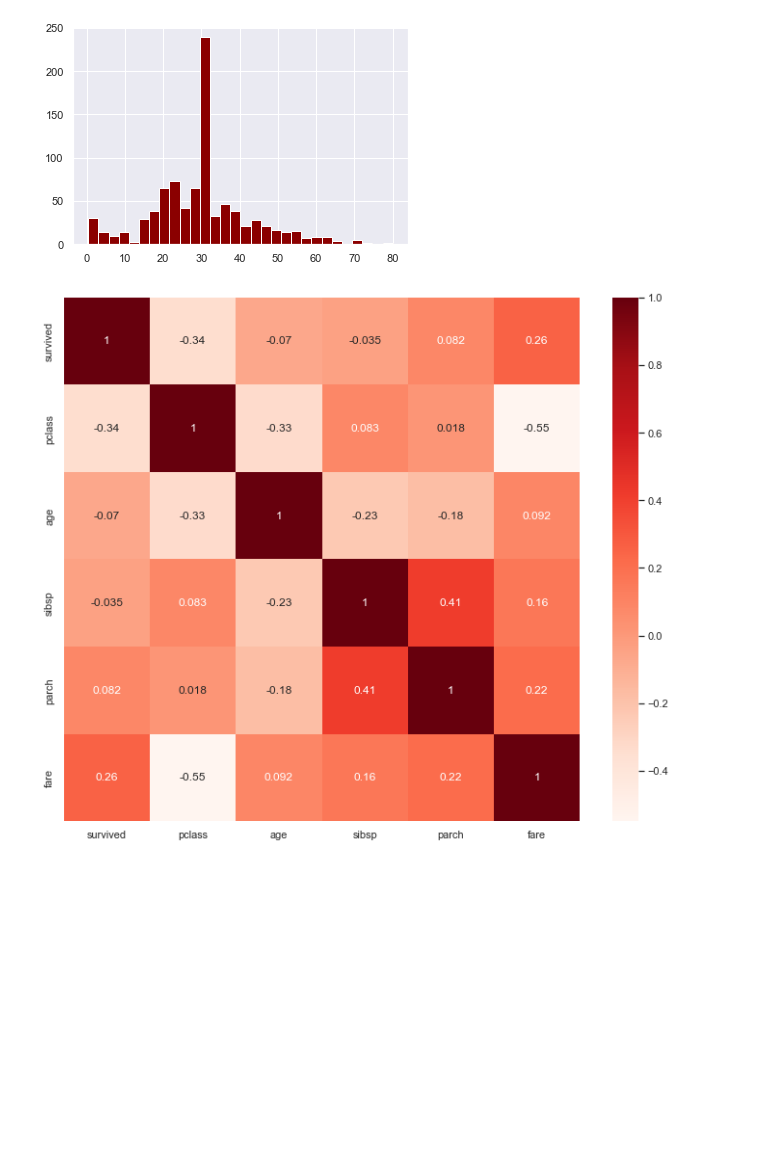
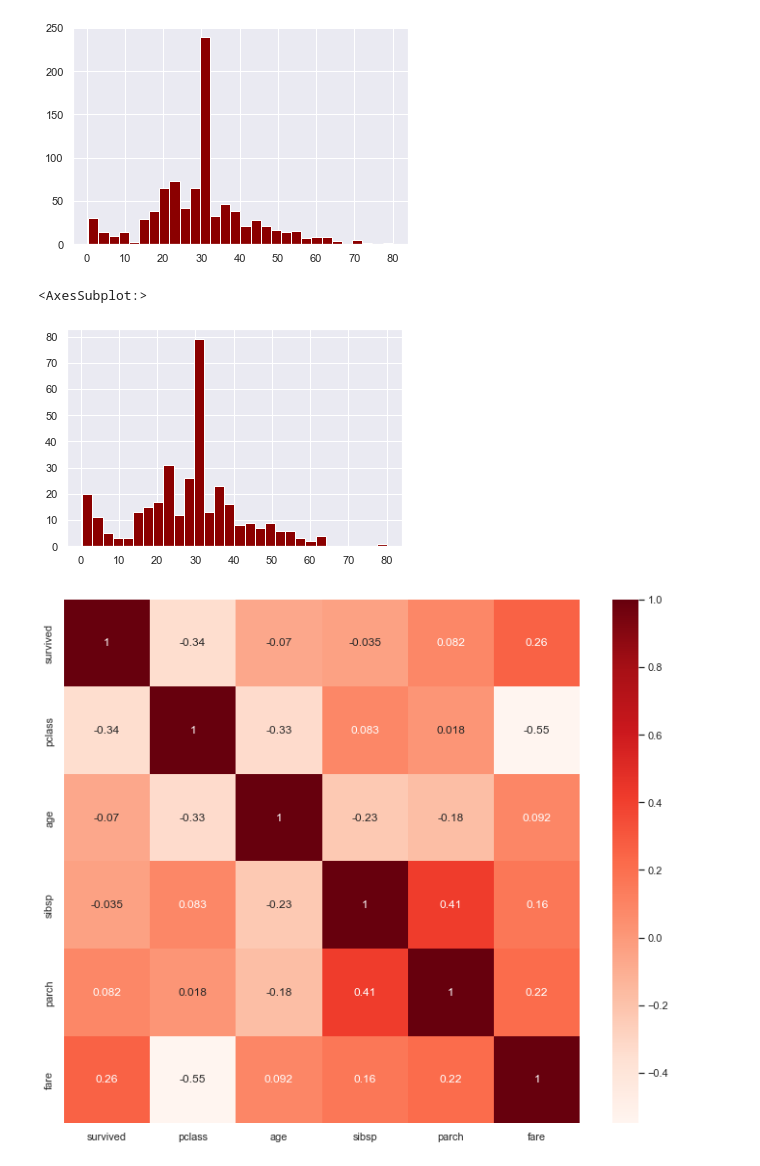
Before and after one commit to nawafalhussain/exploring_titanic, a Jupyter notebook: titanic.ipynb, the cells around one changed output. Cells and saved outputs as stored; diff of their text form; code cells hidden in the pictures; blank space fills up the shorter version.

```diff
--- a/titanic.ipynb
+++ b/titanic.ipynb
@@ -110,6 +117,3 @@ sns.heatmap(df.isnull())
 # %%
 #dropping the cabin column
 df.drop('cabin',axis=1,inplace=True)
-# %%
-age_mean = df['age'].mean()
-age_mean
@@ -218,6 +222,11 @@ df['age'].hist(bins=30,color='darkred')
 # %% [output]
 <AxesSubplot:>
 [figure]
+# %%
+(df.loc[df['survived'] == 1]["age"]).hist(bins=30,color='darkred')
+# %% [output]
+<AxesSubplot:>
+[figure, added]
 # %%
 #Using Pearson Correlation
 plt.figure(figsize=(12,10))
```
Also changed, not shown: parts of 15 cells of this notebook.
